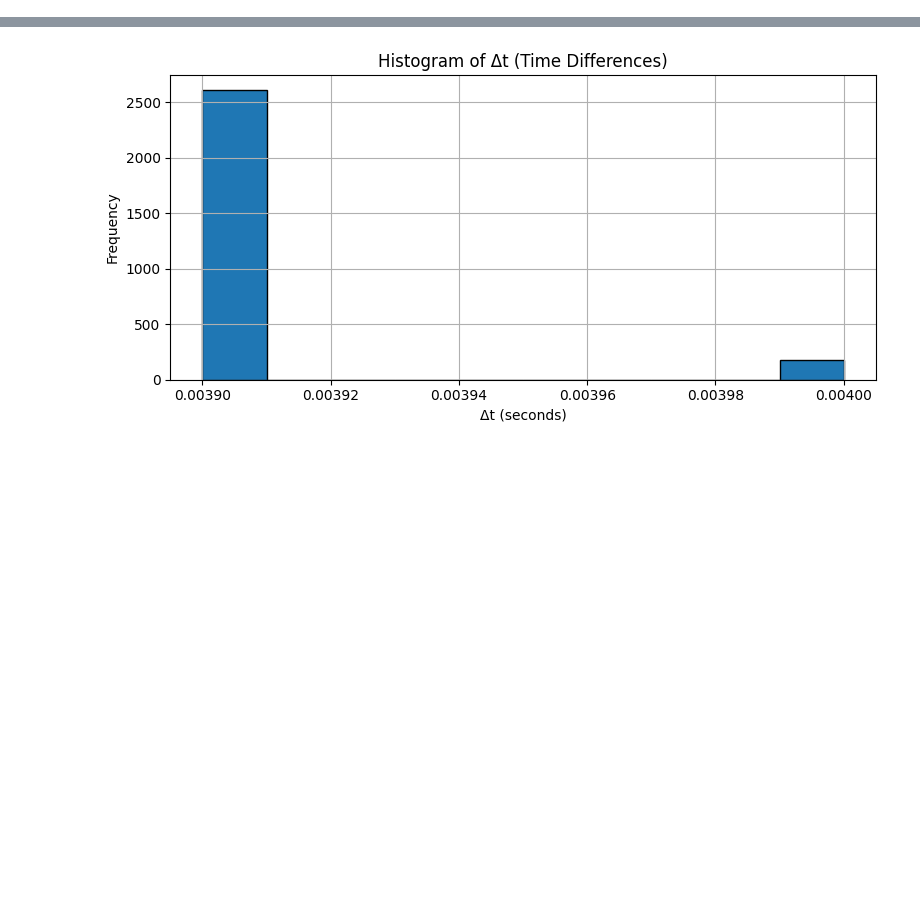
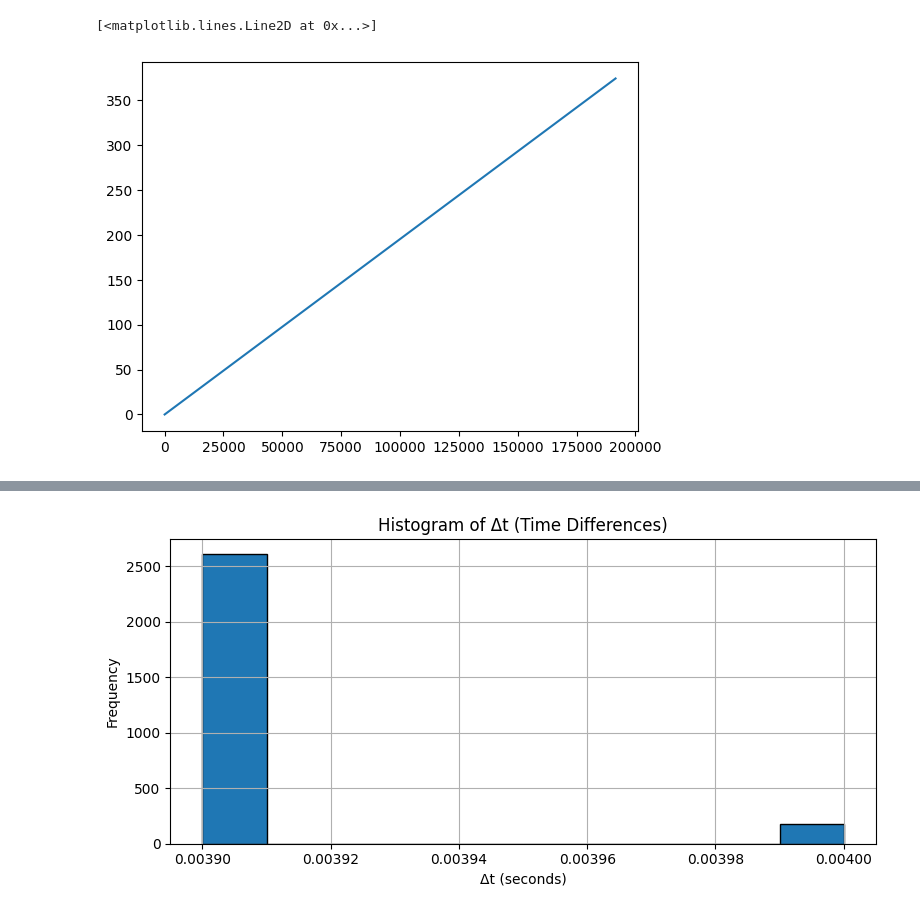
Before and after one commit to natty6418/mindfulness-exp, a Jupyter notebook: analyze_data.ipynb, the cells around one changed output, grey strips where cells are left out. Cells and saved outputs as stored; diff of their text form; code cells hidden in the pictures; blank space fills up the shorter version.

```diff
--- a/analyze_data.ipynb
+++ b/analyze_data.ipynb
@@ -33,6 +33,27 @@ for i in range(120):
     word.append(current_word)
 # %%
 pd.DataFrame({"word": np.array(word), "color": np.array(color)}, columns=["word","color"]).to_csv("stroop.txt", index=False)
+# %%
+def unwrap_device_timestamps(x: np.ndarray) -> np.ndarray:
+    """Detect overflows in the data and unwrap them
+
+    The function tries to detect overflows in the input array x, with shape (N, ). It is assumed that x is monotonically
+    increasing everywhere but at the overflows. An overflow occurs if for two consecutive points x_i and x_i+1 in the
+    series x_i > x_i+1. For every such point, the function will add the value of the shift parameter to all following
+    samples, i.e. x_k' = x_k + shift, for every k > i.
+
+    :param x: The array to unwrap
+    :param shift: The value which to add to the series after each overflow point
+    :return: An array of equal length that has been unwrapped
+    """
+    x_diff = np.diff(x)
+    wrap_points = np.argwhere(x_diff < 0)
+
+    for i in wrap_points.flatten():
+        x += (np.arange(len(x)) > i) *(2**(8*3))
+    return x
+# %%
+DEV_CLOCK_RATE= 32768.0
 # %%
 file_path = "./data/test/participant_test_ppg_data.csv"
 data = pd.read_csv(file_path)
@@ -46,3 +74,8 @@ print(len(data)/data['Time(s)'].iloc[-1])
+# %%
+plt.plot(time)
+# %% [output]
+[<matplotlib.lines.Line2D at 0x...>]
+[figure, added]
 # %%
 1/(time[2000] - time[1999])
 # %% [output]
```
Also changed, not shown: parts of 5 cells of this notebook, 1 other file.
